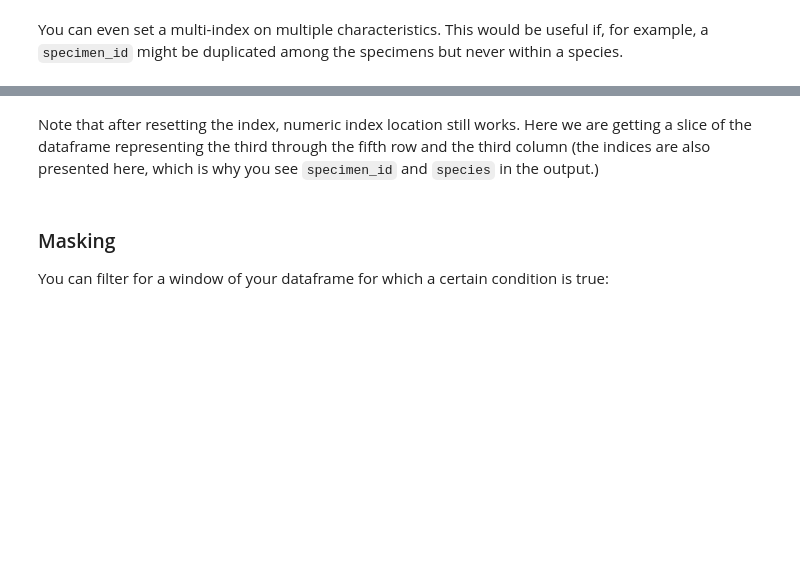
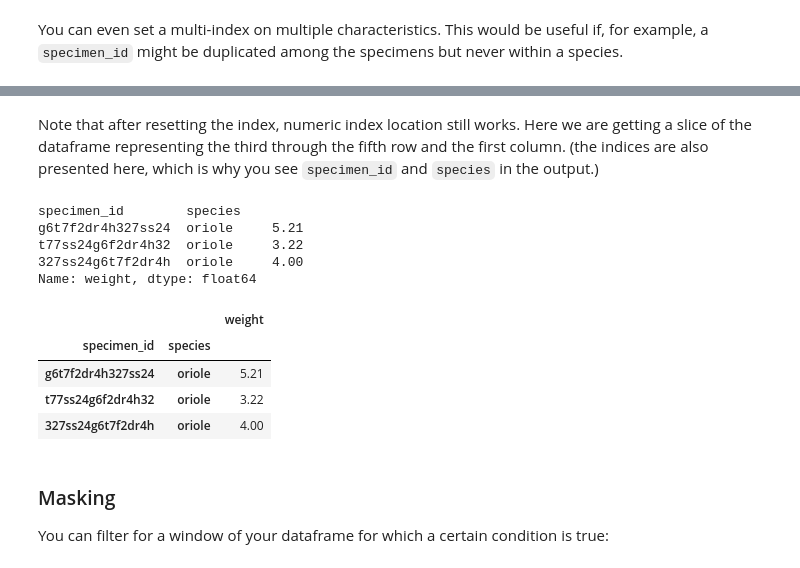
Before and after one commit to MPCS-51042/materials, a Jupyter notebook: ch7/7.1_The_Pandas_DataFrame.ipynb, the cells around one changed output, grey strips where cells are left out. Drawn from its saved outputs; the diff is of its cells as text; code cells hidden in the pictures; blank space fills up the shorter version.

```diff
--- a/ch7/7.1_The_Pandas_DataFrame.ipynb
+++ b/ch7/7.1_The_Pandas_DataFrame.ipynb
@@ -82,9 +123,21 @@ df.loc[('g6t7f2dr4h327ss24', 'oriole'), 'Description']
 # %% [markdown]
-Note that after resetting the index, numeric index location still works. Here we are getting a slice of the dataframe representing the third through the fifth row and the third column (the indices are also presented here, which is why you see `specimen_id` and `species` in the output.)
+Note that after resetting the index, numeric index location still works. Here we are getting a slice of the dataframe representing the third through the fifth row and the first column. (the indices are also presented here, which is why you see `specimen_id` and `species` in the output.)
 # %%
-df.iloc[2:5, 2]
+df.iloc[2:5, 0]
+# %% [output]
+specimen_id        species
+g6t7f2dr4h327ss24  oriole     5.21
+t77ss24g6f2dr4h32  oriole     3.22
+327ss24g6t7f2dr4h  oriole     4.00
+Name: weight, dtype: float64
 # %%
-df.iloc[2:5, 0:2]
+df.iloc[2:5, 0:1]
+# %% [output]
+|  |  | weight |
+| specimen_id | species |  |
+| g6t7f2dr4h327ss24 | oriole | 5.21 |
+| t77ss24g6f2dr4h32 | oriole | 3.22 |
+| 327ss24g6t7f2dr4h | oriole | 4.00 |
 # %% [markdown]
 ### Masking
 
```
Also changed, not shown: parts of 17 cells of this notebook, 6 other files.
